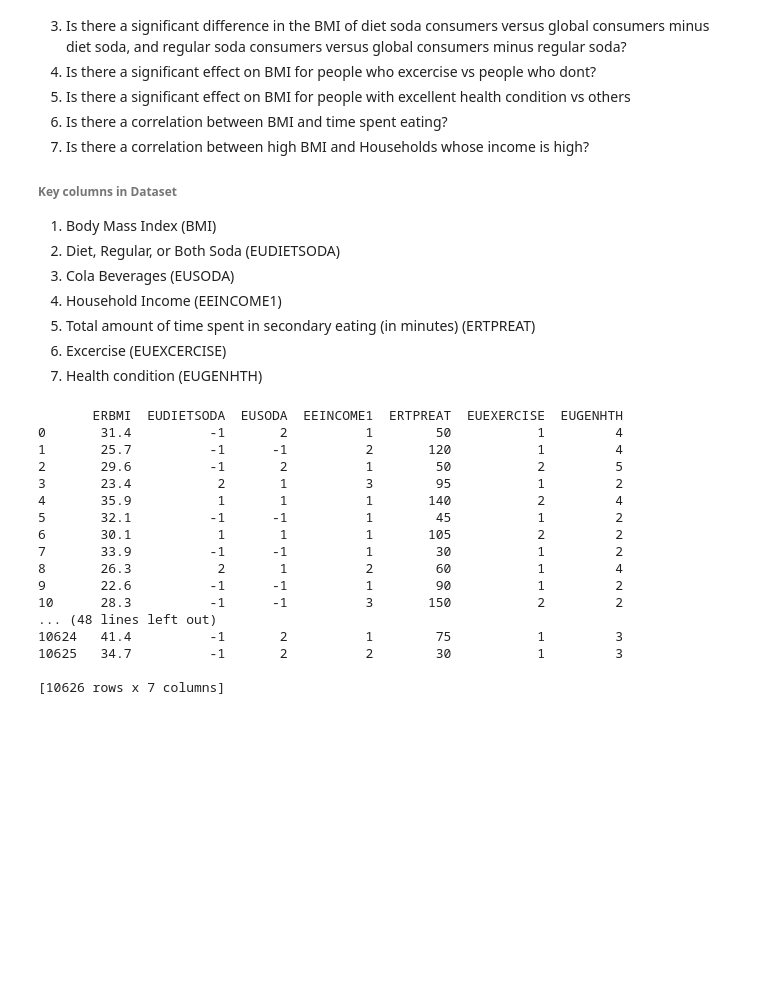
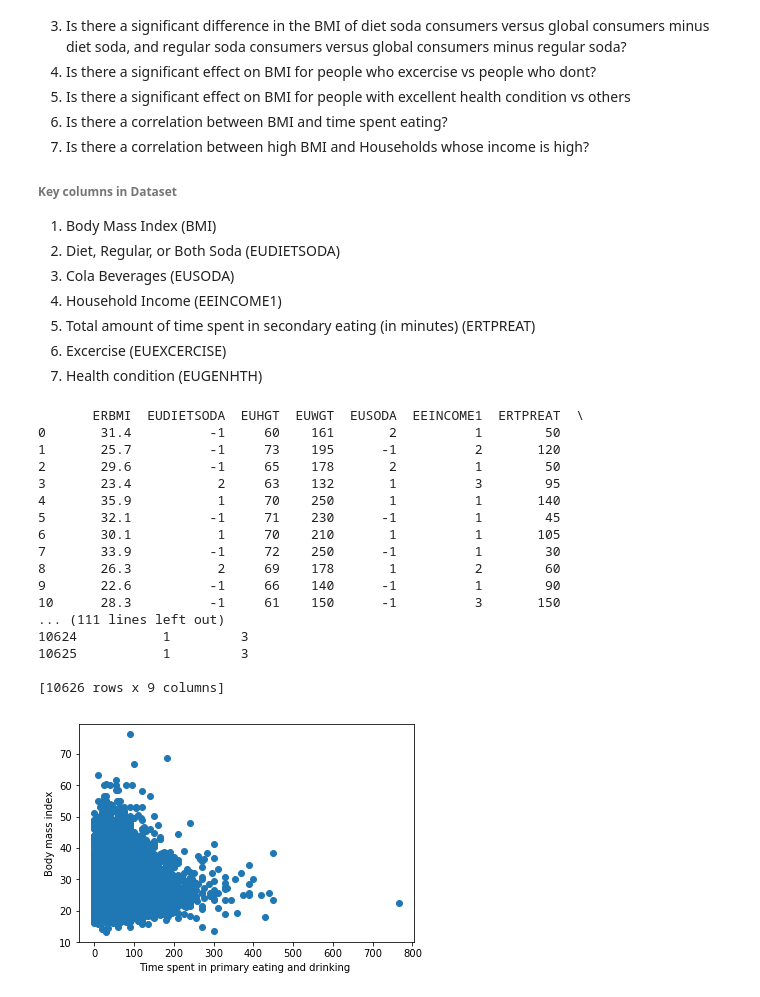
Before and after one commit to Nastajajo/health-stats-part-5-the-stags, a Jupyter notebook: EH_Study_2015-Copy1 (Edit by Alok).ipynb, the cells around one changed output. Drawn from its saved outputs; the diff is of its cells as text; code cells hidden in the pictures; blank space fills up the shorter version.

Commit message:
Updated Oct 03
Tried correlation and scatter plots

```diff
--- a/EH_Study_2015-Copy1 (Edit by Alok).ipynb
+++ b/EH_Study_2015-Copy1 (Edit by Alok).ipynb
@@ -37,27 +37,38 @@ source_data = pd.read_csv('ehresp_2015.csv')
 
 results = pd.DataFrame(source_data['ERBMI'])
 results['EUDIETSODA'] = source_data['EUDIETSODA']
+results['EUHGT'] = source_data['EUHGT']
+results['EUWGT'] = source_data['EUWGT']
 results['EUSODA'] = source_data['EUSODA']
 results['EEINCOME1'] = source_data['EEINCOME1']
 results['ERTPREAT'] = source_data['ERTPREAT'] #Total amount of time spent in primary eating and drinking (in minutes)
 results['EUEXERCISE'] = source_data['EUEXERCISE']
 results['EUGENHTH'] = source_data['EUGENHTH']
+
 print(results)
 # %% [output]
-       ERBMI  EUDIETSODA  EUSODA  EEINCOME1  ERTPREAT  EUEXERCISE  EUGENHTH
-0       31.4          -1       2          1        50           1         4
-1       25.7          -1      -1          2       120           1         4
-2       29.6          -1       2          1        50           2         5
-3       23.4           2       1          3        95           1         2
-4       35.9           1       1          1       140           2         4
-5       32.1          -1      -1          1        45           1         2
-6       30.1           1       1          1       105           2         2
-7       33.9          -1      -1          1        30           1         2
-8       26.3           2       1          2        60           1         4
-9       22.6          -1      -1          1        90           1         2
-10      28.3          -1      -1          3       150           2         2
-... (48 lines left out)
-10624   41.4          -1       2          1        75           1         3
-10625   34.7          -1       2          2        30           1         3
+       ERBMI  EUDIETSODA  EUHGT  EUWGT  EUSODA  EEINCOME1  ERTPREAT  \
+0       31.4          -1     60    161       2          1        50
+1       25.7          -1     73    195      -1          2       120
+2       29.6          -1     65    178       2          1        50
+3       23.4           2     63    132       1          3        95
+4       35.9           1     70    250       1          1       140
+5       32.1          -1     71    230      -1          1        45
+6       30.1           1     70    210       1          1       105
+7       33.9          -1     72    250      -1          1        30
+8       26.3           2     69    178       1          2        60
+9       22.6          -1     66    140      -1          1        90
+10      28.3          -1     61    150      -1          3       150
+... (111 lines left out)
+10624           1         3
+10625           1         3
 
-[10626 rows x 7 columns]
+[10626 rows x 9 columns]
+# %%
+# a Scatter plot to show the relationship between income and BMI
+plt.scatter(results.ERTPREAT,results.ERBMI)
+plt.xlabel('Time spent in primary eating and drinking ')
+plt.ylabel('Body mass index')
+plt.show()
+# %% [output]
+[figure, added]
```
Also changed, not shown: parts of 2 cells of this notebook.
